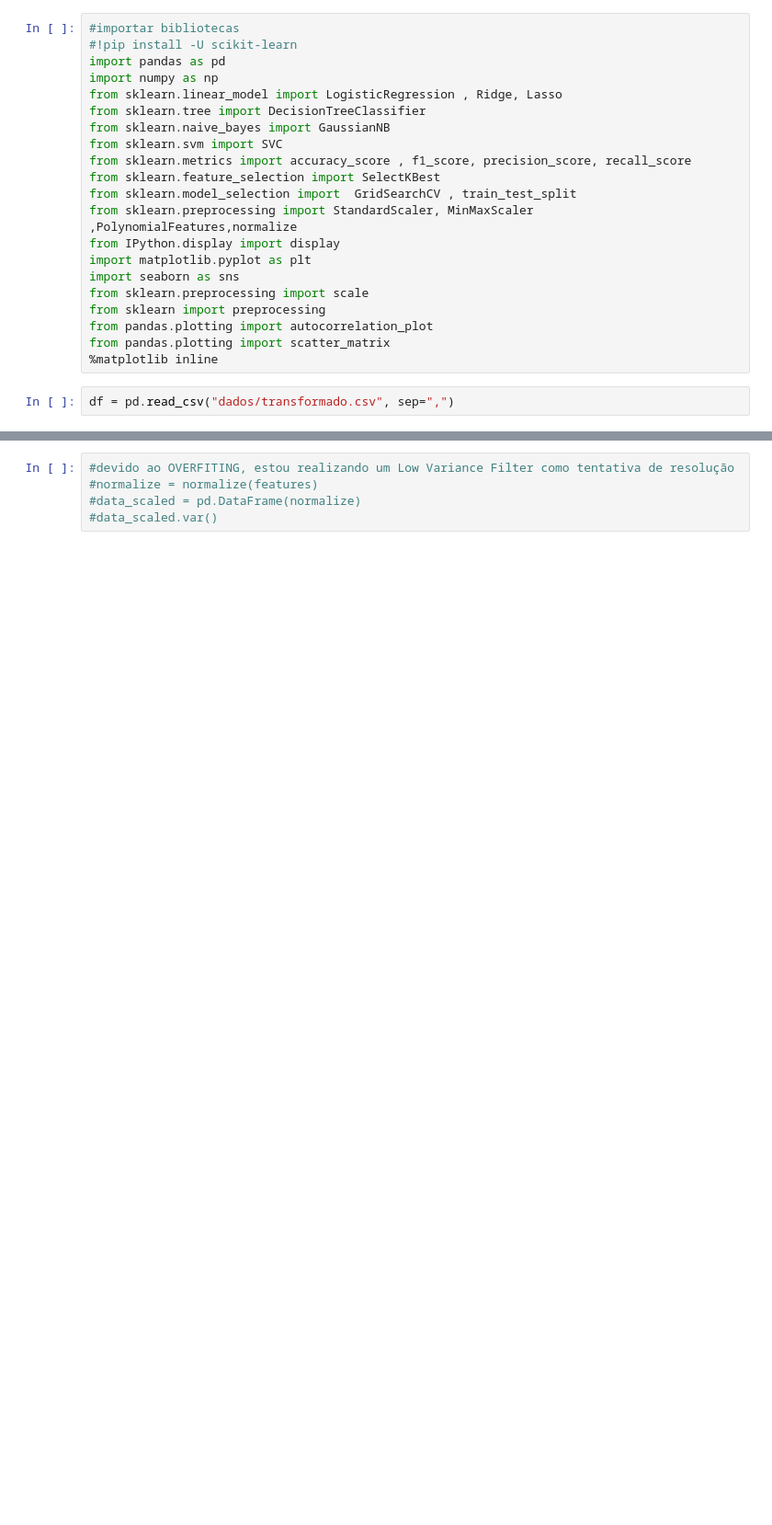
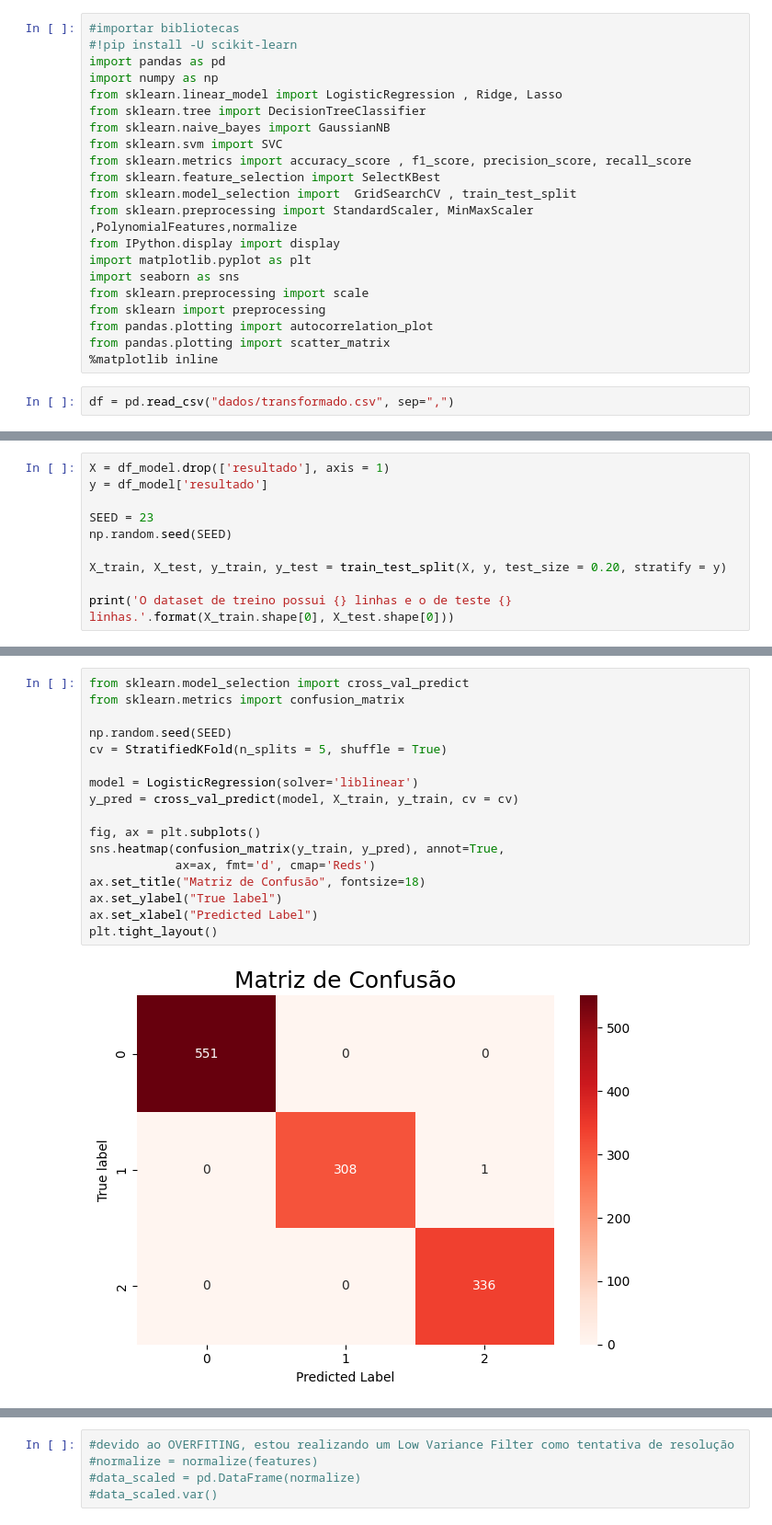
Before and after one commit to vbddinho/puc_minas_machine, a Jupyter notebook: 3-machineLearning.ipynb, the cells around one changed output, grey strips where cells are left out. Shown at 92% size. Cells and saved outputs as stored; diff of their text form; blank space fills up the shorter version.

```diff
--- a/3-machineLearning.ipynb
+++ b/3-machineLearning.ipynb
@@ -67,0 +113,10 @@ df.tail()
+# %%
+X = df_model.drop(['resultado'], axis = 1)
+y = df_model['resultado']
+
+SEED = 23
+np.random.seed(SEED)
+
+X_train, X_test, y_train, y_test = train_test_split(X, y, test_size = 0.20, stratify = y)
+
+print('O dataset de treino possui {} linhas e o de teste {} linhas.'.format(X_train.shape[0], X_test.shape[0]))
@@ -67,0 +272,19 @@ df.tail()
+# %%
+from sklearn.model_selection import cross_val_predict
+from sklearn.metrics import confusion_matrix
+
+np.random.seed(SEED)
+cv = StratifiedKFold(n_splits = 5, shuffle = True)
+
+model = LogisticRegression(solver='liblinear')
+y_pred = cross_val_predict(model, X_train, y_train, cv = cv)
+
+fig, ax = plt.subplots()
+sns.heatmap(confusion_matrix(y_train, y_pred), annot=True,
+            ax=ax, fmt='d', cmap='Reds')
+ax.set_title("Matriz de Confusão", fontsize=18)
+ax.set_ylabel("True label")
+ax.set_xlabel("Predicted Label")
+plt.tight_layout()
+# %% [output]
+[figure, added]
```
Also changed, not shown: parts of 37 cells of this notebook, 2 other files.
